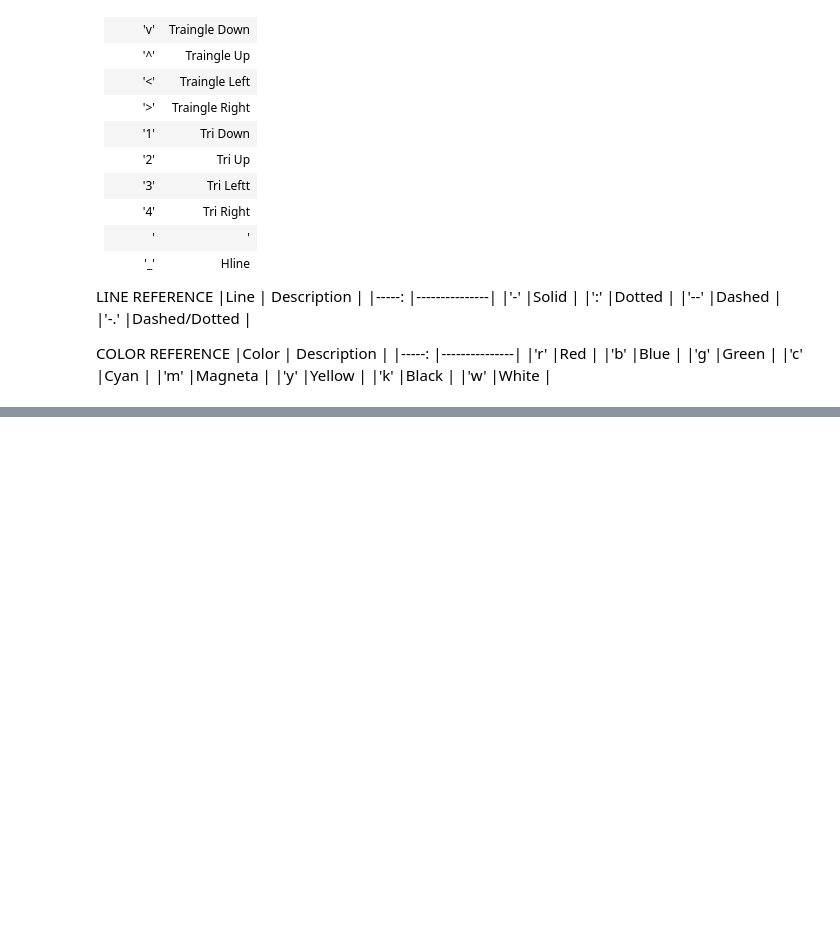
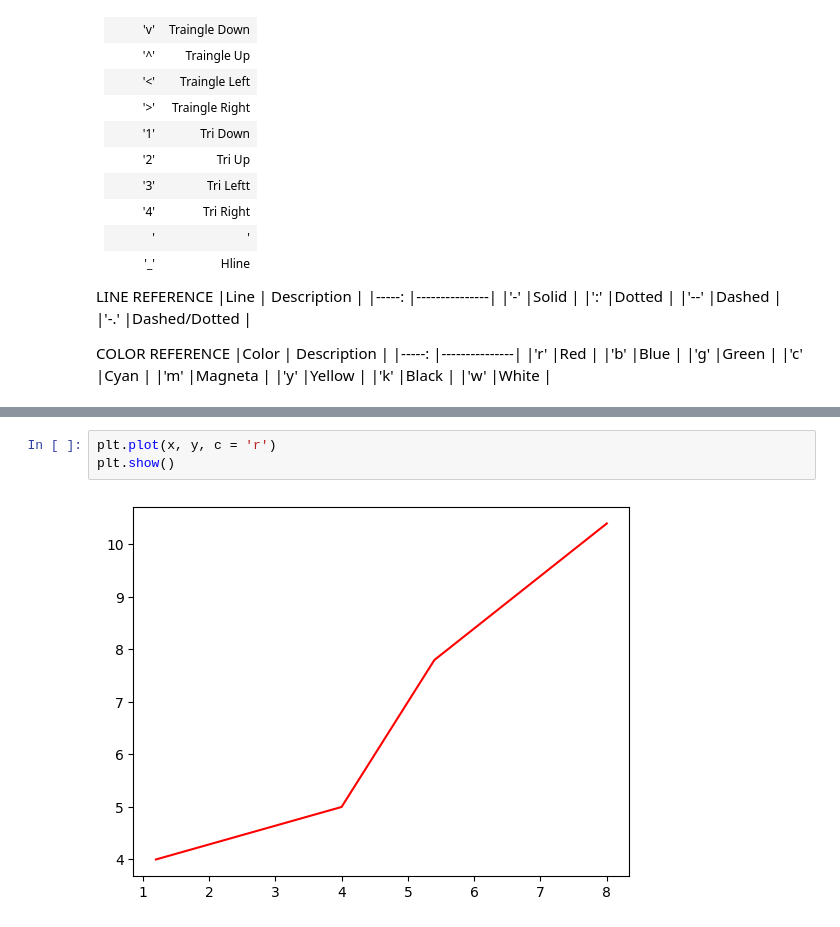
Before and after one commit to NatashaMoses/ML_Python_Libraries, a Jupyter notebook: matplotlib.ipynb, the cells around one changed output, grey strips where cells are left out. Saved outputs shown, nothing was run; the diff lists cells and outputs as text; blank space fills up the shorter version.

```diff
--- a/matplotlib.ipynb
+++ b/matplotlib.ipynb
@@ -129,0 +151,5 @@ COLOR REFERENCE
+# %%
+plt.plot(x, y, c = 'r')
+plt.show()
+# %% [output]
+[figure, added]
```
Also changed, not shown: parts of 3 cells of this notebook.
